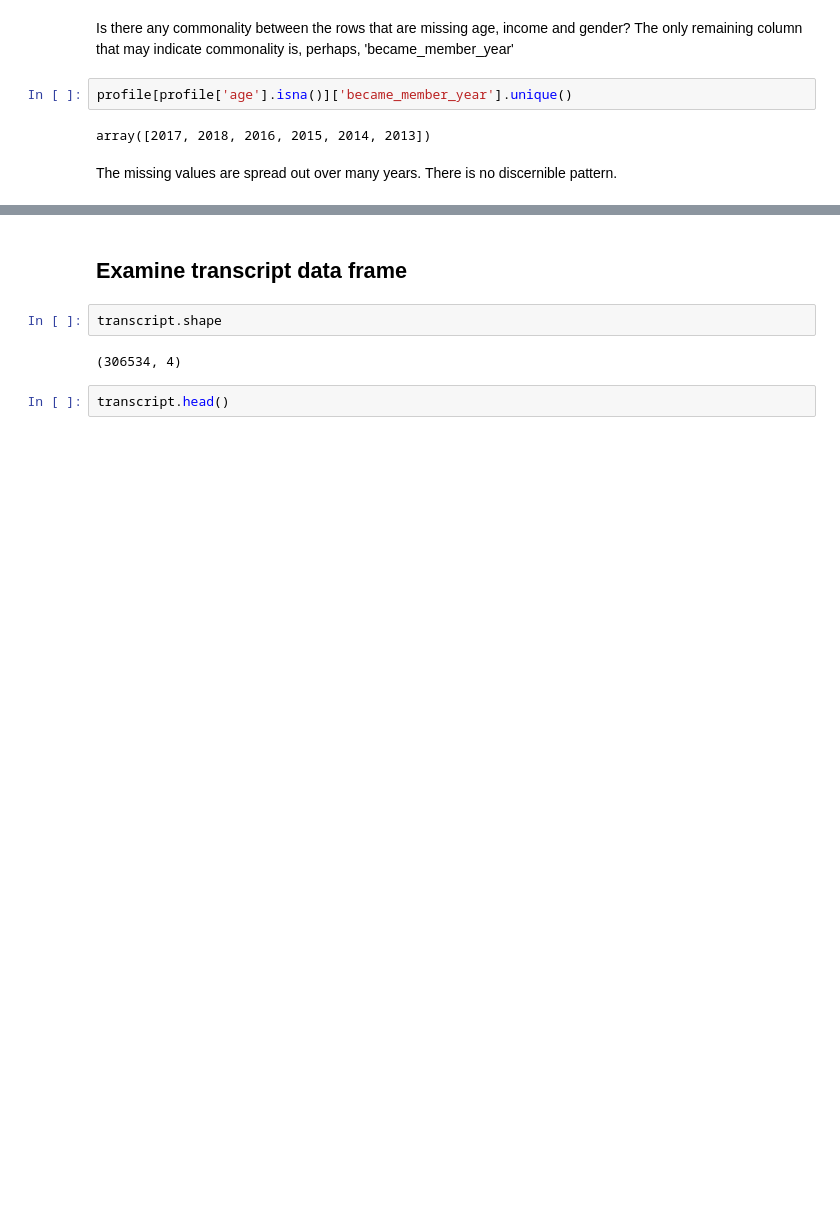
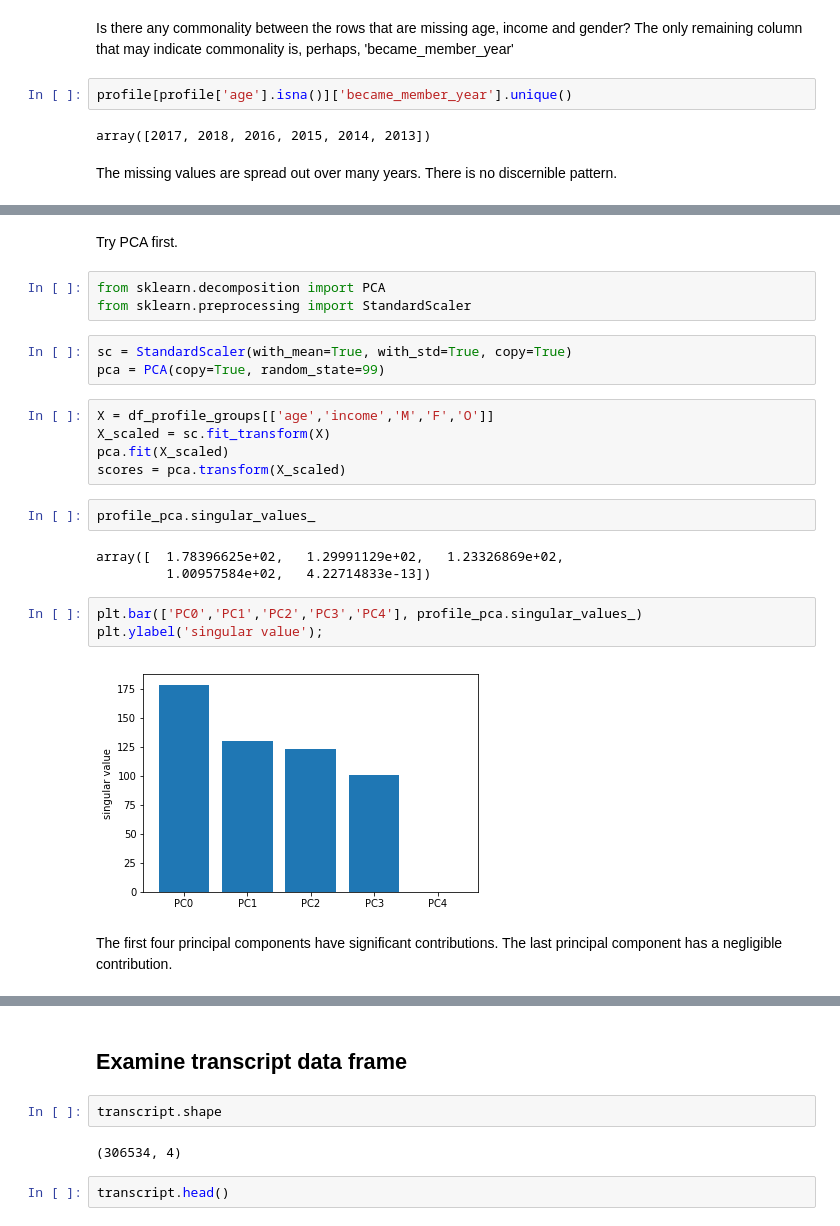
Before and after one commit to a1pat/Starbucks-Capstone, a Jupyter notebook: Starbucks_Capstone_notebook.ipynb, the cells around one changed output, grey strips where cells are left out. Saved outputs shown, nothing was run; the diff lists cells and outputs as text; blank space fills up the shorter version.

```diff
--- a/Starbucks_Capstone_notebook.ipynb
+++ b/Starbucks_Capstone_notebook.ipynb
@@ -405,0 +446,25 @@ The missing values are spread out over many years. There is no discernible patte
+# %% [markdown]
+Try PCA first.
+# %%
+from sklearn.decomposition import PCA
+from sklearn.preprocessing import StandardScaler
+# %%
+sc = StandardScaler(with_mean=True, with_std=True, copy=True)
+pca = PCA(copy=True, random_state=99)
+# %%
+X = df_profile_groups[['age','income','M','F','O']]
+X_scaled = sc.fit_transform(X)
+pca.fit(X_scaled)
+scores = pca.transform(X_scaled)
+# %%
+profile_pca.singular_values_
+# %% [output]
+array([  1.78396625e+02,   1.29991129e+02,   1.23326869e+02,
+         1.00957584e+02,   4.22714833e-13])
+# %%
+plt.bar(['PC0','PC1','PC2','PC3','PC4'], profile_pca.singular_values_)
+plt.ylabel('singular value');
+# %% [output]
+[figure, added]
+# %% [markdown]
+The first four principal components have significant contributions. The last principal component has a negligible contribution.
```
Also changed, not shown: parts of 21 cells of this notebook.
